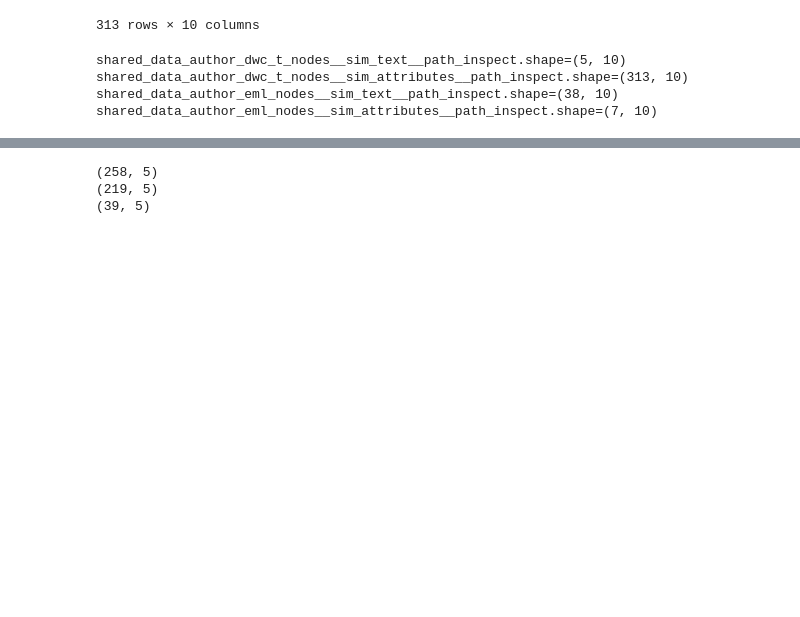
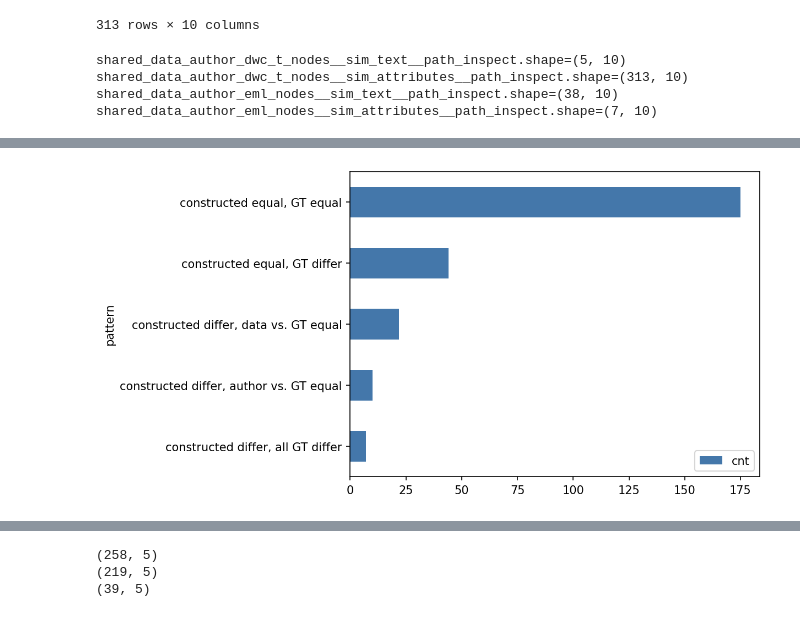
Before and after one commit to mitja-o/metadata-assistant, a Jupyter notebook: _evaluation/statistics/results/cons_cons_semantic_similarity.ipynb, the cells around one changed output, grey strips where cells are left out. Drawn from its saved outputs; the diff is of its cells as text; code cells hidden in the pictures; blank space fills up the shorter version.

```diff
--- a/_evaluation/statistics/results/cons_cons_semantic_similarity.ipynb
+++ b/_evaluation/statistics/results/cons_cons_semantic_similarity.ipynb
@@ -578,0 +618,20 @@ shared_data_author_eml_nodes__sim_attributes__path_inspect.shape=(7, 10)
+# %%
+# triple_equivalence_breakdown["pattern"] = [
+#     "(sd.data_text != sd.author_text) & (sd.data_text != gt.'text') & (sd.author_text != gt.'text')",
+#     "(sd.data_text != sd.author_text) & (sd.data_text != gt.'text') & (sd.author_text = gt.'text')",
+#     "(sd.data_text != sd.author_text) & (sd.data_text = gt.'text') & (sd.author_text != gt.'text')",
+#     "(sd.data_text = sd.author_text) & (sd.data_text != gt.'text') & (sd.author_text != gt.'text')",
+#     "(sd.data_text = sd.author_text) & (sd.data_text = gt.'text') & (sd.author_text = gt.'text')",
+# ]
+triple_equivalence_breakdown["pattern"] = [
+    "constructed differ, all GT differ",
+    "constructed differ, author vs. GT equal",
+    "constructed differ, data vs. GT equal",
+    "constructed equal, GT differ",
+    "constructed equal, GT equal",
+]
+fig, ax = plt.subplots(dpi=150)
+triple_equivalence_breakdown.plot.barh(x="pattern", y="cnt", ax=ax)
+plt.show()
+# %% [output]
+[figure, added]
```
Also changed, not shown: parts of 40 cells of this notebook, 1 other file.
